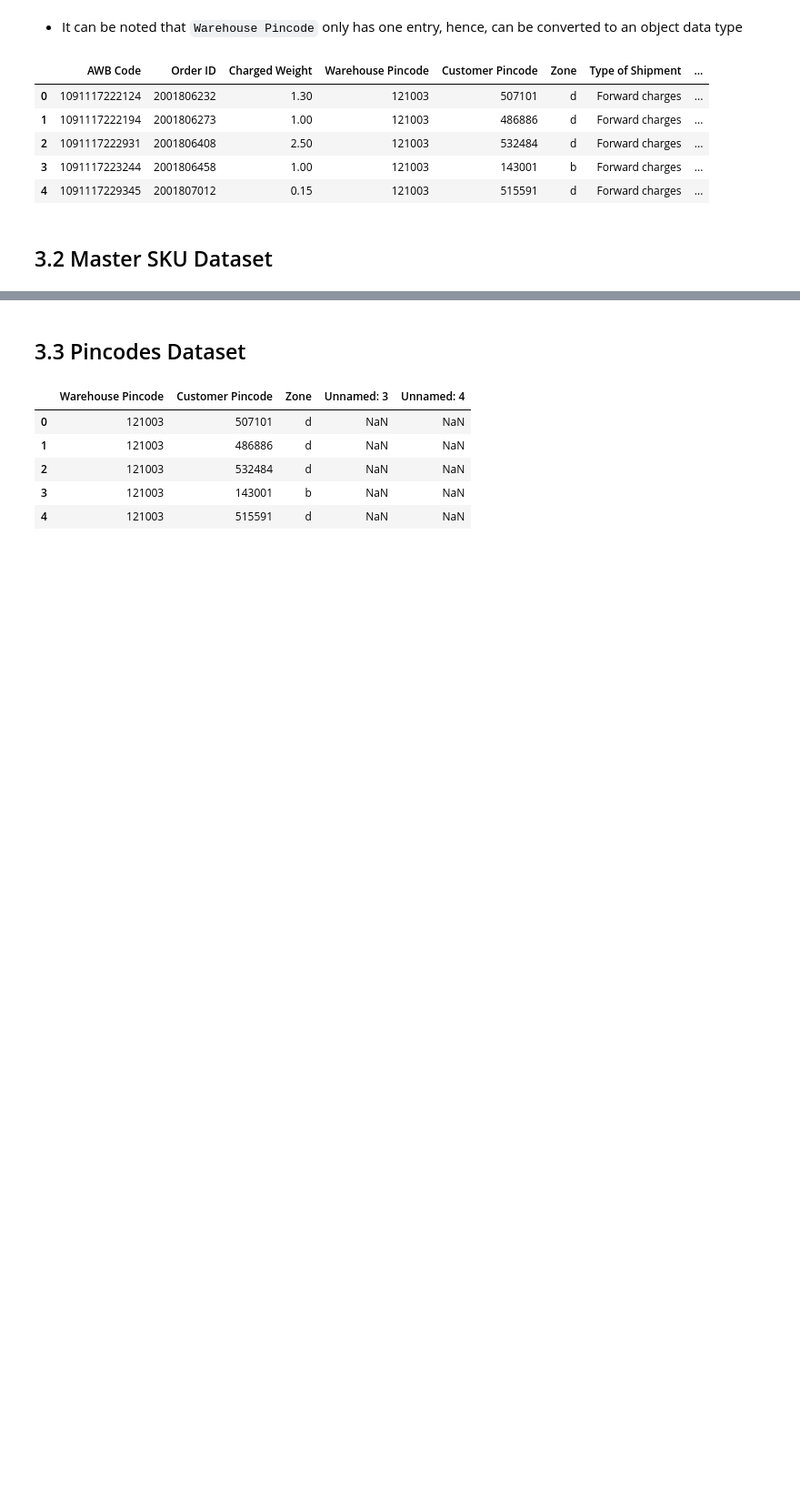
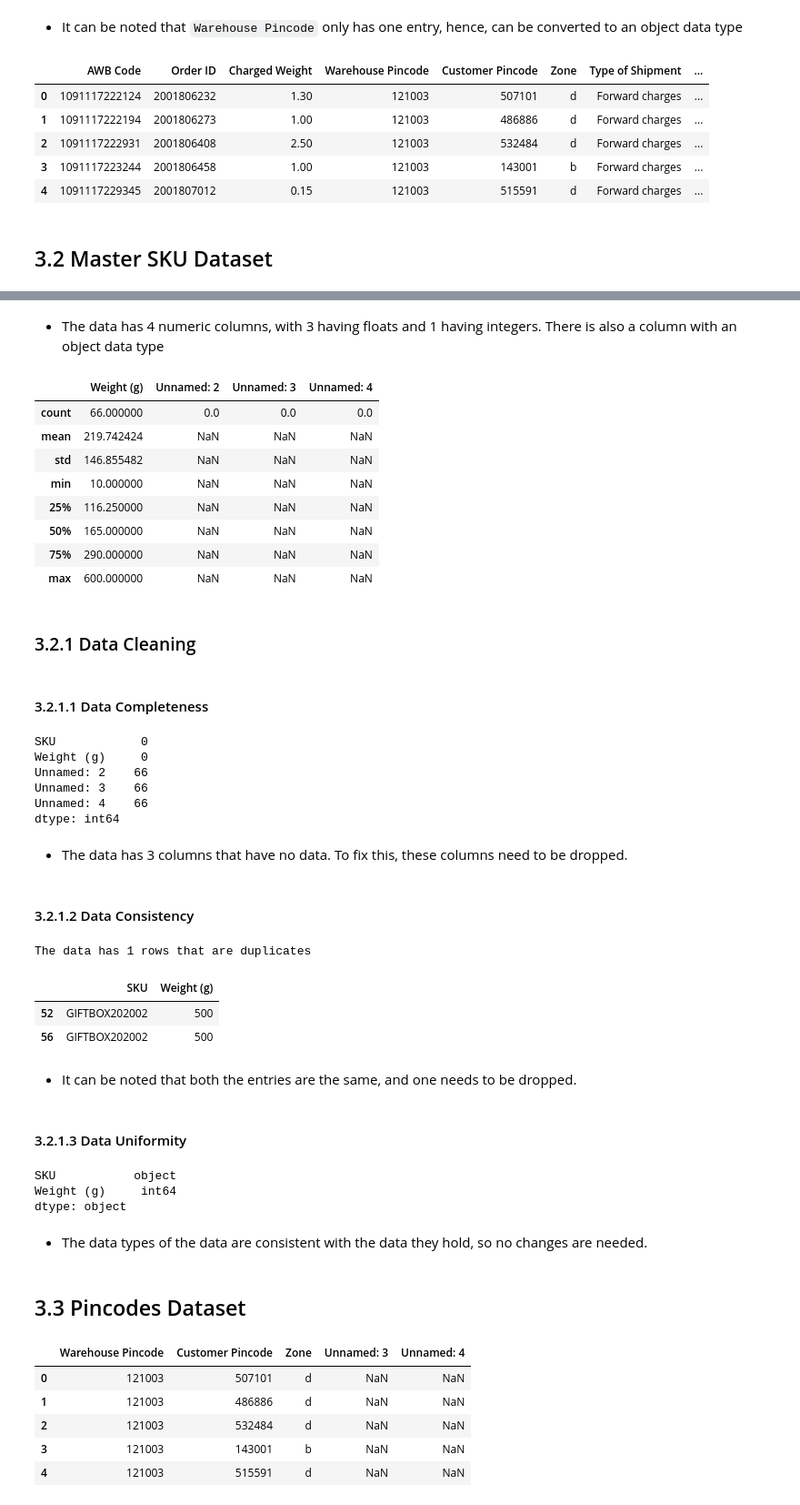
Before and after one commit to Mercy-Njambi/B2B-Ecommerce-Fraud, a Jupyter notebook: notebooks/Data Analysis.ipynb, the cells around one changed output, grey strips where cells are left out. Shown at 91% size. Drawn from its saved outputs; the diff is of its cells as text; code cells hidden in the pictures; blank space fills up the shorter version.

Commit message:
SKU Masters data cleaned

```diff
--- a/notebooks/Data Analysis.ipynb
+++ b/notebooks/Data Analysis.ipynb
@@ -181,0 +207,33 @@ sku_master.head()
+# %% [markdown]
+- The data has 4 numeric columns, with 3 having floats and 1 having integers. There is also a column with an object data type
+# %%
+# checking the statistics of the differenr columns
+
+sku_master.describe()
+# %% [output]
+|  | Weight (g) | Unnamed: 2 | Unnamed: 3 | Unnamed: 4 |
+| count | 66.000000 | 0.0 | 0.0 | 0.0 |
+| mean | 219.742424 | NaN | NaN | NaN |
+| std | 146.855482 | NaN | NaN | NaN |
+| min | 10.000000 | NaN | NaN | NaN |
+| 25% | 116.250000 | NaN | NaN | NaN |
+| 50% | 165.000000 | NaN | NaN | NaN |
+| 75% | 290.000000 | NaN | NaN | NaN |
+| max | 600.000000 | NaN | NaN | NaN |
+# %% [markdown]
+### 3.2.1 Data Cleaning
+# %% [markdown]
+#### 3.2.1.1 Data Completeness
+# %%
+# checking if the data has missing values
+
+sku_master.isna().sum()
+# %% [output]
+SKU            0
+Weight (g)     0
+Unnamed: 2    66
+Unnamed: 3    66
+Unnamed: 4    66
+dtype: int64
+# %% [markdown]
+- The data has 3 columns that have no data. To fix this, these columns need to be dropped.
@@ -181,0 +244,18 @@ sku_master.head()
+# %% [markdown]
+#### 3.2.1.2 Data Consistency
+# %%
+# checking if the data has any duplicates
+
+print(f"The data has {sku_master.duplicated().sum()} rows that are duplicates")
+# %% [output]
+The data has 1 rows that are duplicates
+# %%
+# showing the columns that are duplicates
+
+sku_master[sku_master.duplicated(keep=False)]
+# %% [output]
+|  | SKU | Weight (g) |
+| 52 | GIFTBOX202002 | 500 |
+| 56 | GIFTBOX202002 | 500 |
+# %% [markdown]
+- It can be noted that both the entries are the same, and one needs to be dropped.
@@ -182,3 +266,15 @@ sku_master.head()
+# %% [markdown]
+#### 3.2.1.3 Data Uniformity
+# %%
+# looking at the data types of the data
+
+sku_master.dtypes
+# %% [output]
+SKU           object
+Weight (g)     int64
+dtype: object
+# %% [markdown]
+- The data types of the data are consistent with the data they hold, so no changes are needed.
 # %% [markdown]
 ## 3.3 Pincodes Dataset
 # %%
```
Also changed, not shown: parts of 19 cells of this notebook.
